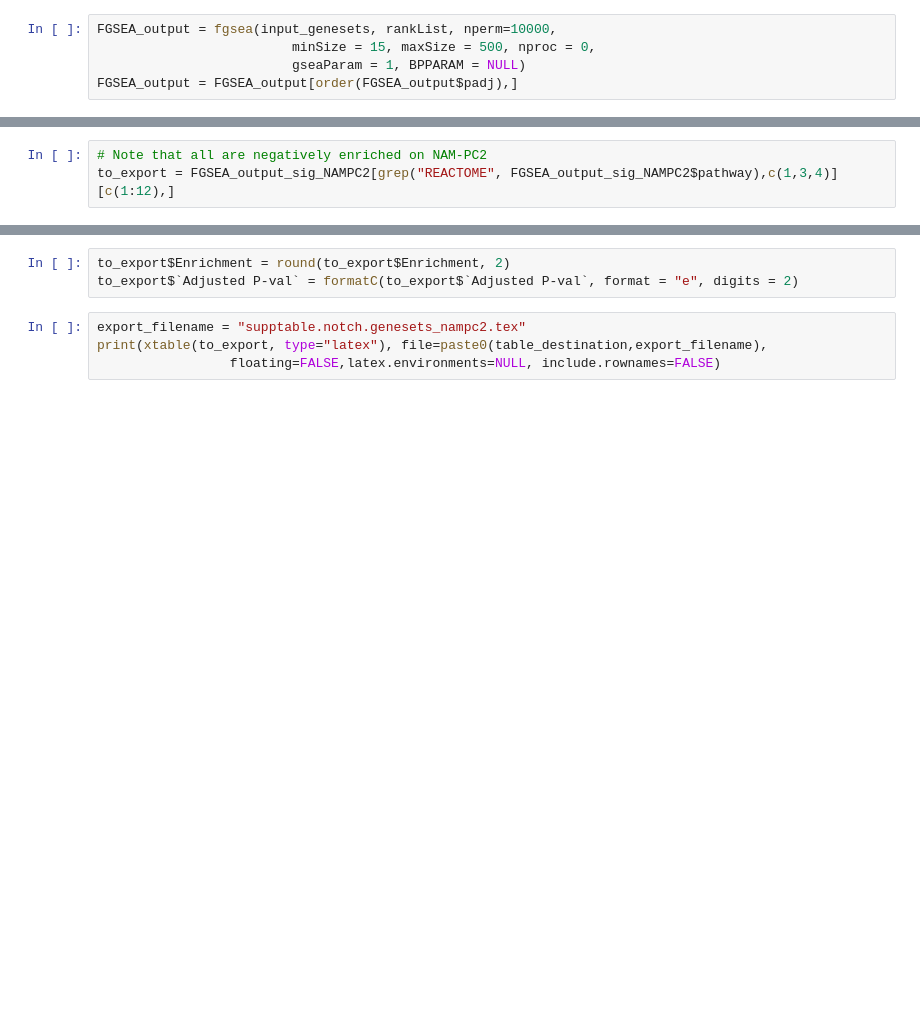
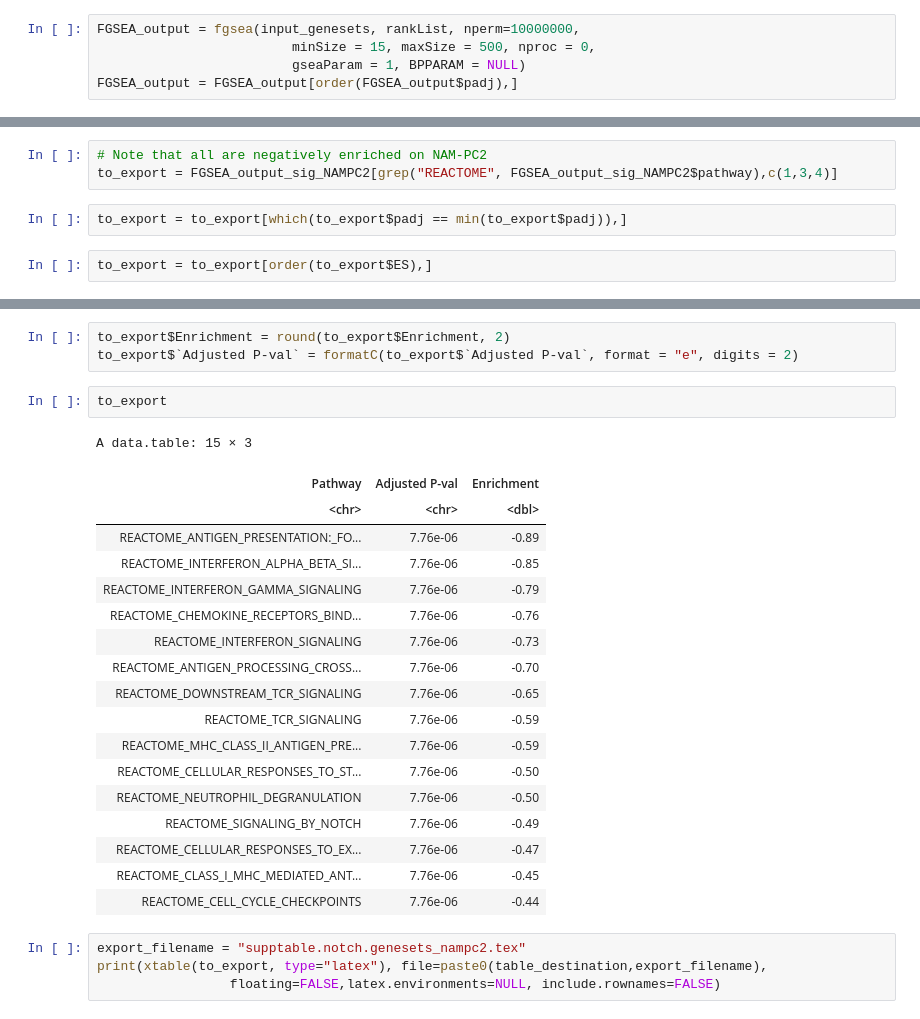
Before and after one commit to immunogenomics/cna-display, a Jupyter notebook: notch/interpretation.ipynb, the cells around one changed output, grey strips where cells are left out. Cells and saved outputs as stored; diff of their text form; blank space fills up the shorter version.

Commit message:
Final tweaks to supplemental table formatting before journal resubmission

```diff
--- a/notch/interpretation.ipynb
+++ b/notch/interpretation.ipynb
@@ -228,7 +228,7 @@ names(input_genesets) = Gene_Sets_DB$geneset.names
 5499
 5500
 # %%
-FGSEA_output = fgsea(input_genesets, rankList, nperm=10000,
+FGSEA_output = fgsea(input_genesets, rankList, nperm=10000000,
                          minSize = 15, maxSize = 500, nproc = 0,
                          gseaParam = 1, BPPARAM = NULL)
 FGSEA_output = FGSEA_output[order(FGSEA_output$padj),]
@@ -244,12 +244,37 @@ FGSEA_output_sig_NAMPC2 = FGSEA_output[which(FGSEA_output$padj<0.05),]
 library(xtable)
 # %%
 # Note that all are negatively enriched on NAM-PC2
-to_export = FGSEA_output_sig_NAMPC2[grep("REACTOME", FGSEA_output_sig_NAMPC2$pathway),c(1,3,4)][c(1:12),]
+to_export = FGSEA_output_sig_NAMPC2[grep("REACTOME", FGSEA_output_sig_NAMPC2$pathway),c(1,3,4)]
+# %%
+to_export = to_export[which(to_export$padj == min(to_export$padj)),]
+# %%
+to_export = to_export[order(to_export$ES),]
 # %%
 colnames(to_export) = c("Pathway", "Adjusted P-val", "Enrichment")
 # %%
 to_export$Enrichment = round(to_export$Enrichment, 2)
 to_export$`Adjusted P-val` = formatC(to_export$`Adjusted P-val`, format = "e", digits = 2)
+# %%
+to_export
+# %% [output]
+A data.table: 15 × 3
+| Pathway | Adjusted P-val | Enrichment |
+| <chr> | <chr> | <dbl> |
+| REACTOME_ANTIGEN_PRESENTATION:_FO... | 7.76e-06 | -0.89 |
+| REACTOME_INTERFERON_ALPHA_BETA_SI... | 7.76e-06 | -0.85 |
+| REACTOME_INTERFERON_GAMMA_SIGNALING | 7.76e-06 | -0.79 |
+| REACTOME_CHEMOKINE_RECEPTORS_BIND... | 7.76e-06 | -0.76 |
+| REACTOME_INTERFERON_SIGNALING | 7.76e-06 | -0.73 |
+| REACTOME_ANTIGEN_PROCESSING_CROSS... | 7.76e-06 | -0.70 |
+| REACTOME_DOWNSTREAM_TCR_SIGNALING | 7.76e-06 | -0.65 |
+| REACTOME_TCR_SIGNALING | 7.76e-06 | -0.59 |
+| REACTOME_MHC_CLASS_II_ANTIGEN_PRE... | 7.76e-06 | -0.59 |
+| REACTOME_CELLULAR_RESPONSES_TO_ST... | 7.76e-06 | -0.50 |
+| REACTOME_NEUTROPHIL_DEGRANULATION | 7.76e-06 | -0.50 |
+| REACTOME_SIGNALING_BY_NOTCH | 7.76e-06 | -0.49 |
+| REACTOME_CELLULAR_RESPONSES_TO_EX... | 7.76e-06 | -0.47 |
+| REACTOME_CLASS_I_MHC_MEDIATED_ANT... | 7.76e-06 | -0.45 |
+| REACTOME_CELL_CYCLE_CHECKPOINTS | 7.76e-06 | -0.44 |
 # %%
 export_filename = "supptable.notch.genesets_nampc2.tex"
 print(xtable(to_export, type="latex"), file=paste0(table_destination,export_filename),
```
Also changed, not shown: parts of 4 cells of this notebook, 5 other files.
